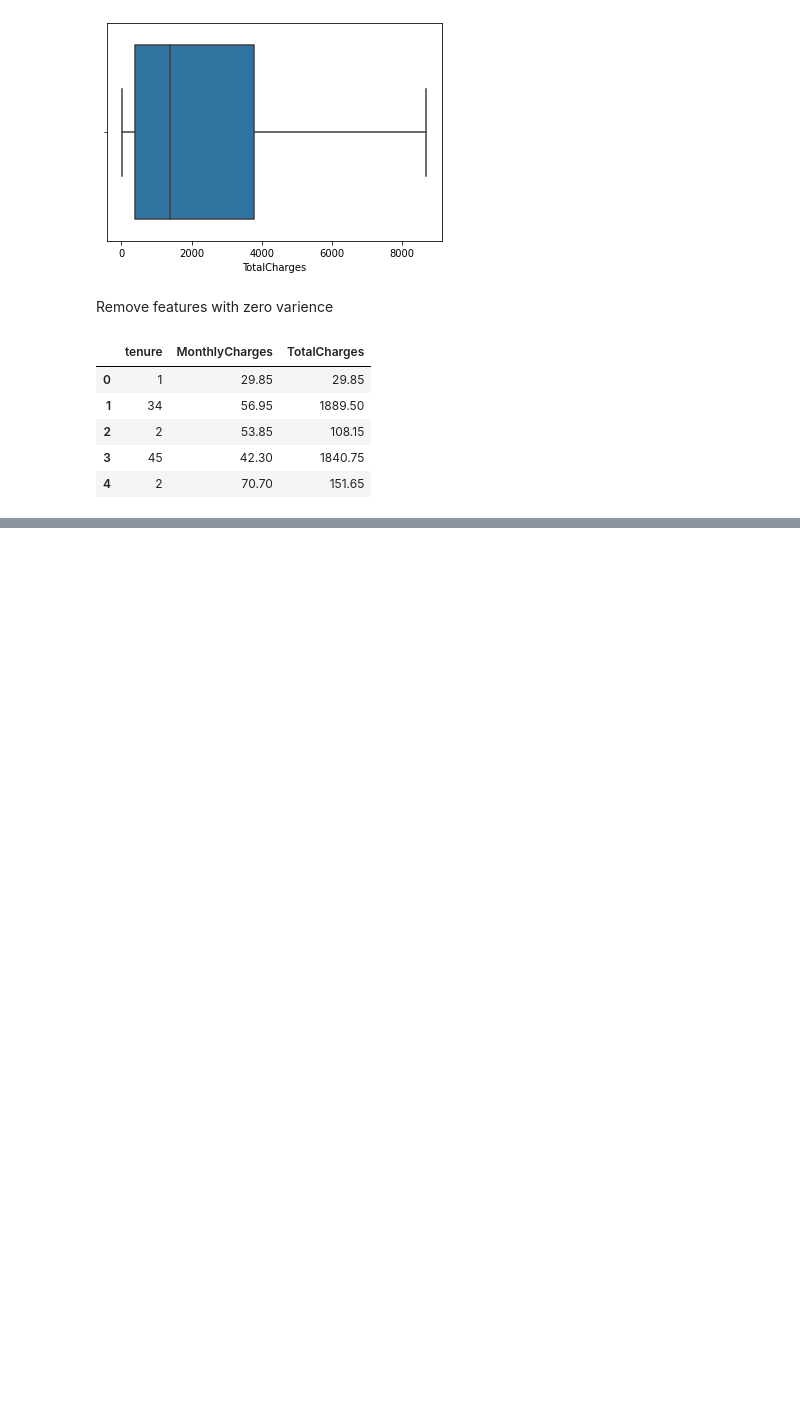
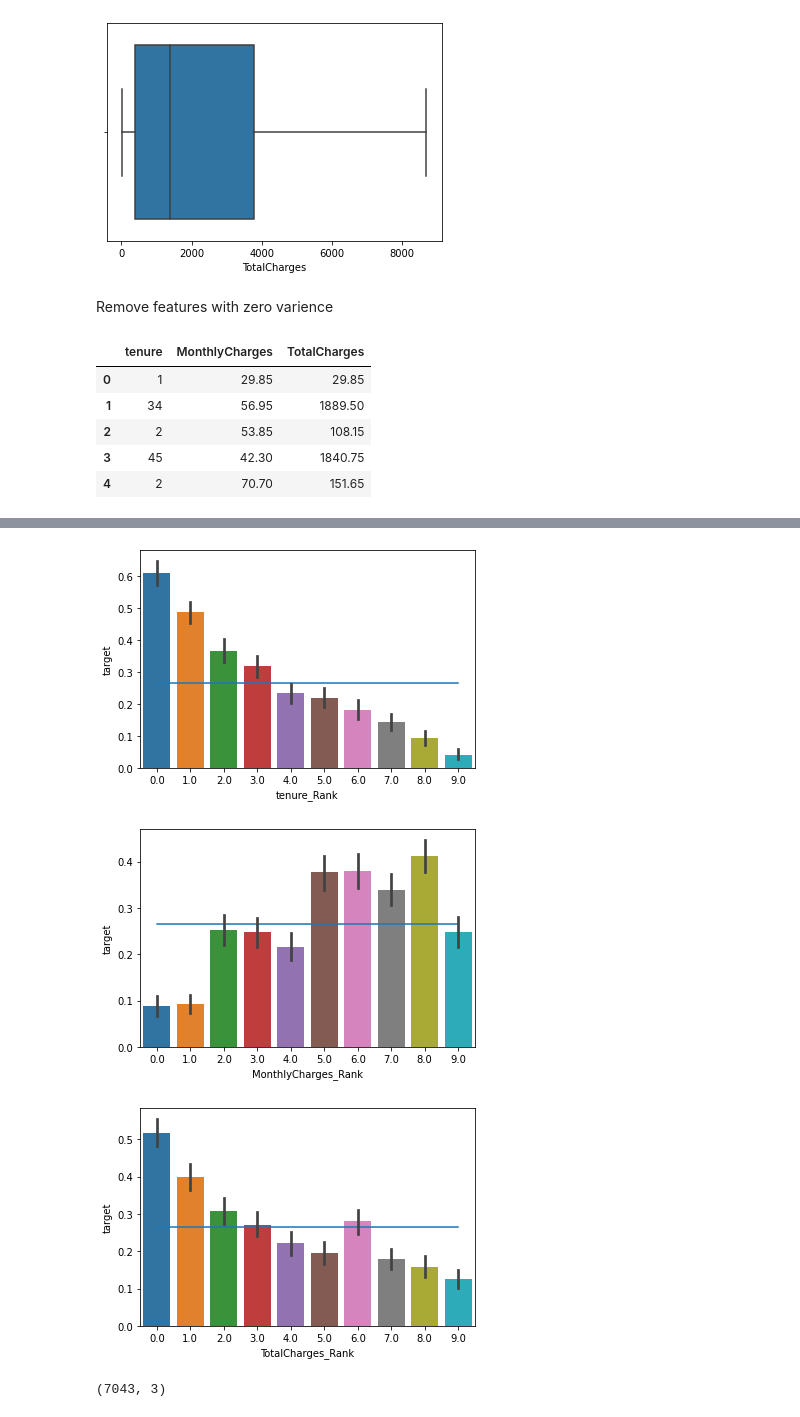
Before and after one commit to Aditk23/Telecom-Churn-Analysis, a Jupyter notebook: TelecomChurn.ipynb, the cells around one changed output, grey strips where cells are left out. Saved outputs shown, nothing was run; the diff lists cells and outputs as text; code cells hidden in the pictures; blank space fills up the shorter version.

Commit message:
Data Analysis2

```diff
--- a/TelecomChurn.ipynb
+++ b/TelecomChurn.ipynb
@@ -178,0 +181,6 @@ num_1.head()
+# %%
+# Binning numeric columns into 10 bins based on quartiles and encoding them as well
+from sklearn.preprocessing import KBinsDiscretizer
+discrete=KBinsDiscretizer(n_bins=10,encode='ordinal', strategy='quantile')
+num_binned=pd.DataFrame(discrete.fit_transform(num_1),index=num_1.index, columns=num_1.columns).add_suffix('_Rank')
+num_binned.head()
@@ -178,0 +194,18 @@ num_1.head()
+# %%
+# A strong slope is indicative of the features' ability to discriminate the event from non event
+# making it a good predictor
+# Hence, tenure_rank and total_charges_rank are very good predictors
+# Monthly_charges_rank although not as good as other two can prove helpful so not dropping that
+
+X_bin_combined=pd.concat([y,num_binned],axis=1,join='inner')
+
+from numpy import mean
+for col in (num_binned.columns):
+    plt.figure()
+    sns.lineplot(x=col,y=X_bin_combined['target'].mean(),data=X_bin_combined)
+    sns.barplot(x=col, y="target",data=X_bin_combined, estimator=mean )
+plt.show()
+# %% [output]
+[figure, added]
+[figure, added]
+[figure, added]
@@ -178,0 +214,4 @@ num_1.head()
+# %%
+select_features_df_num.shape
+# %% [output]
+(7043, 3)
```
Also changed, not shown: parts of 15 cells of this notebook.
